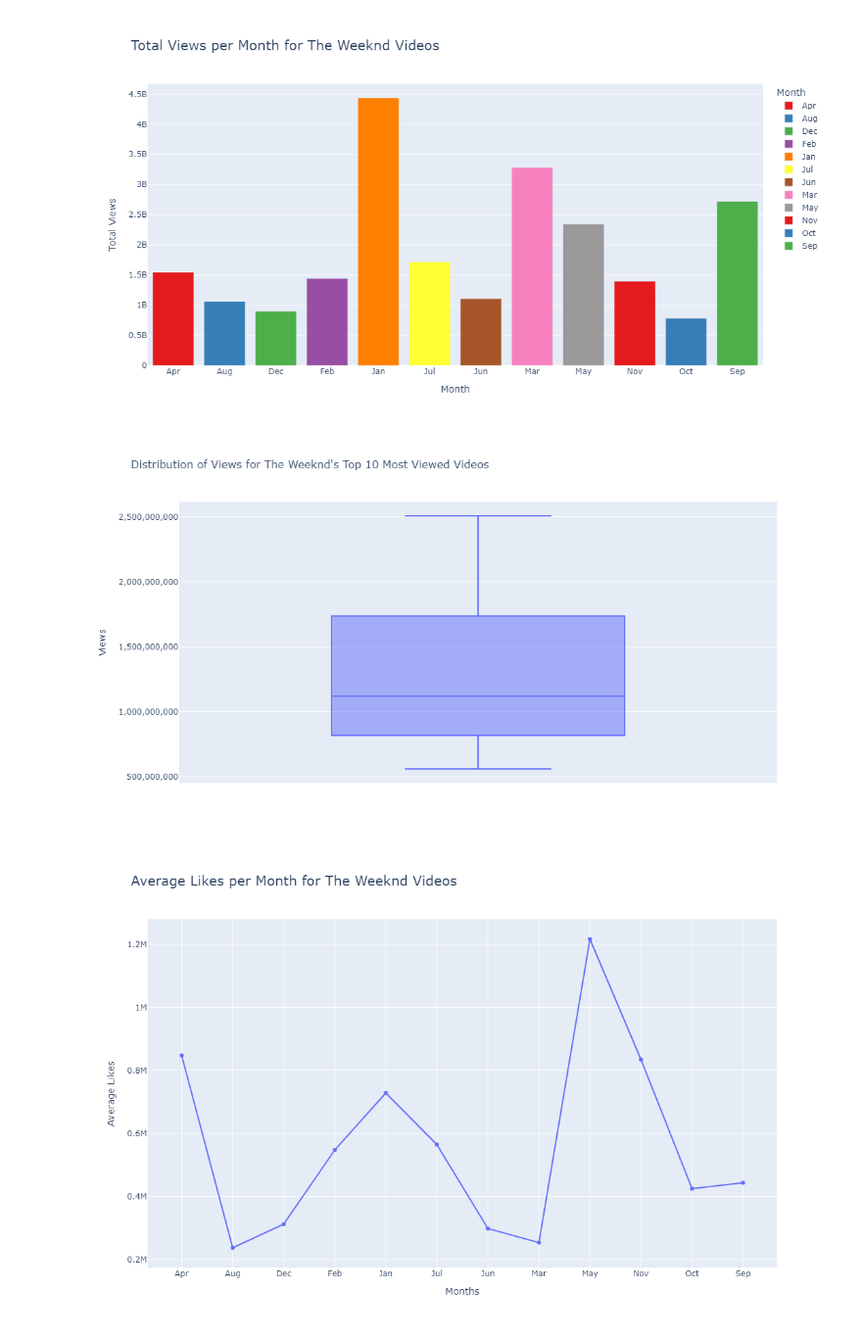
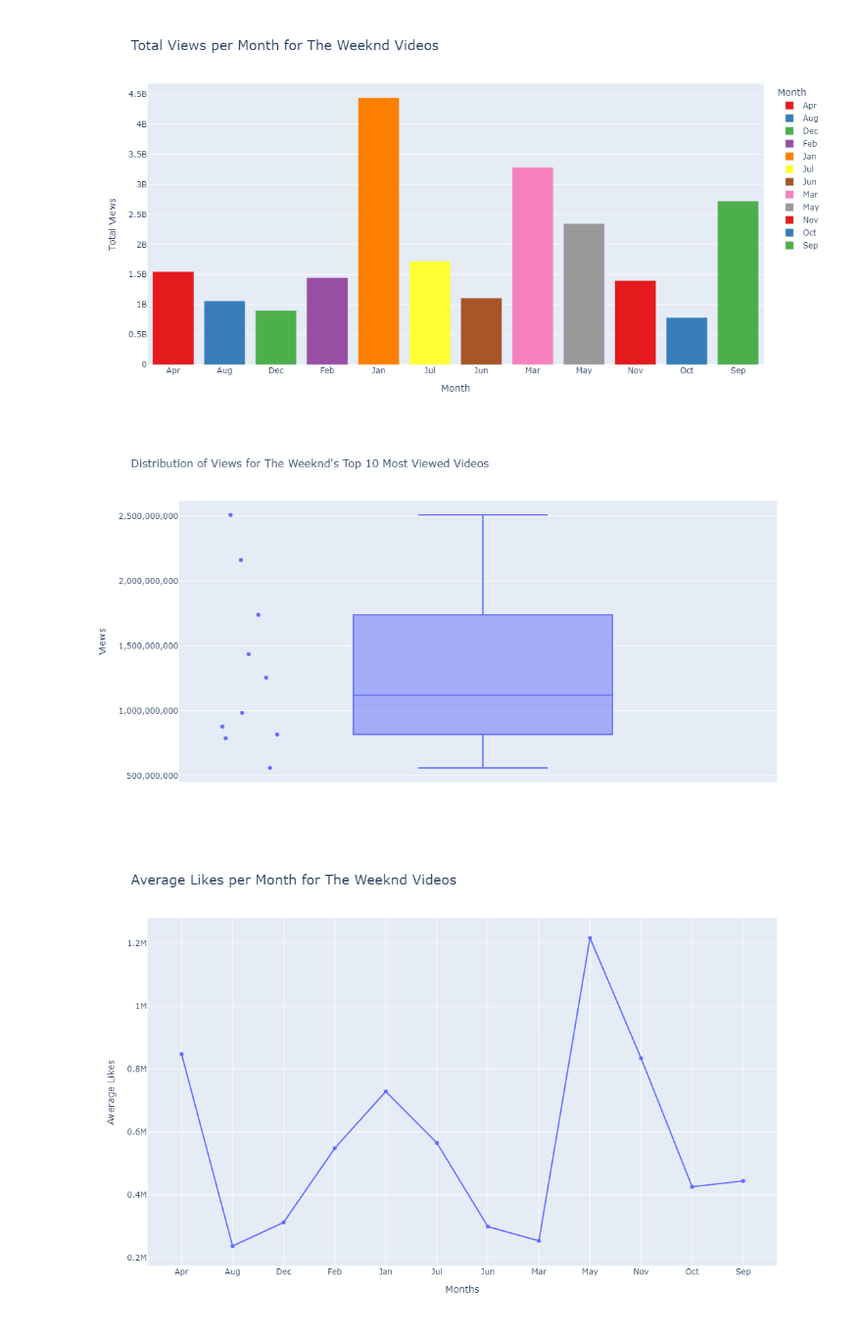
Before and after one commit to ChayantaGD/YTApiScraping, a Jupyter notebook: YtAPIscraping.ipynb, the cells around one changed output. Shown at 98% size. Drawn from its saved outputs; the diff is of its cells as text; code cells hidden in the pictures.

```diff
--- a/YtAPIscraping.ipynb
+++ b/YtAPIscraping.ipynb
@@ -313,21 +353,26 @@ fig.update_traces(
 # %%
 fig = px.box(Top10Vids, y='Views',
              title='Distribution of Views for The Weeknd\'s Top 10 Most Viewed Videos',
              labels={'Views': 'Views'},
              height=600,
-             width=800)
+             width=800,
+             )
 
 fig.update_layout(
     yaxis_title='Views',
     title_font_size=16,
     yaxis_title_font_size=14,
     yaxis=dict(tickformat=',.0f')
 )
+
 fig.update_traces(
-    hovertemplate='<b>Views:</b> %{y:,.0f}'
+    boxpoints='all',
+    jitter=0.3,
+    pointpos=-1.8,
+    hovertemplate='<b>Views:</b> %{y:,.0f}<br><b>Month:</b> %{customdata[0]}'
 )
 # %% [output]
-[figure, old version]
+[figure, new version]
 # %%
 avg_likes_per_month = df2.groupby('Month')['Likes'].mean().reset_index()
 
```
Also changed, not shown: parts of 12 cells of this notebook.
